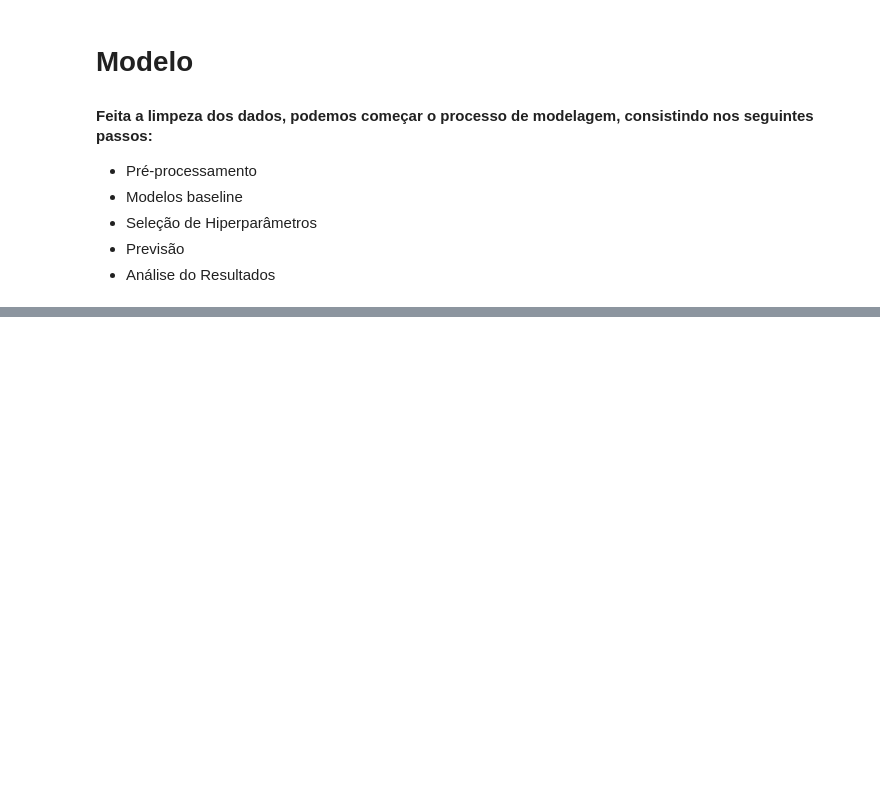
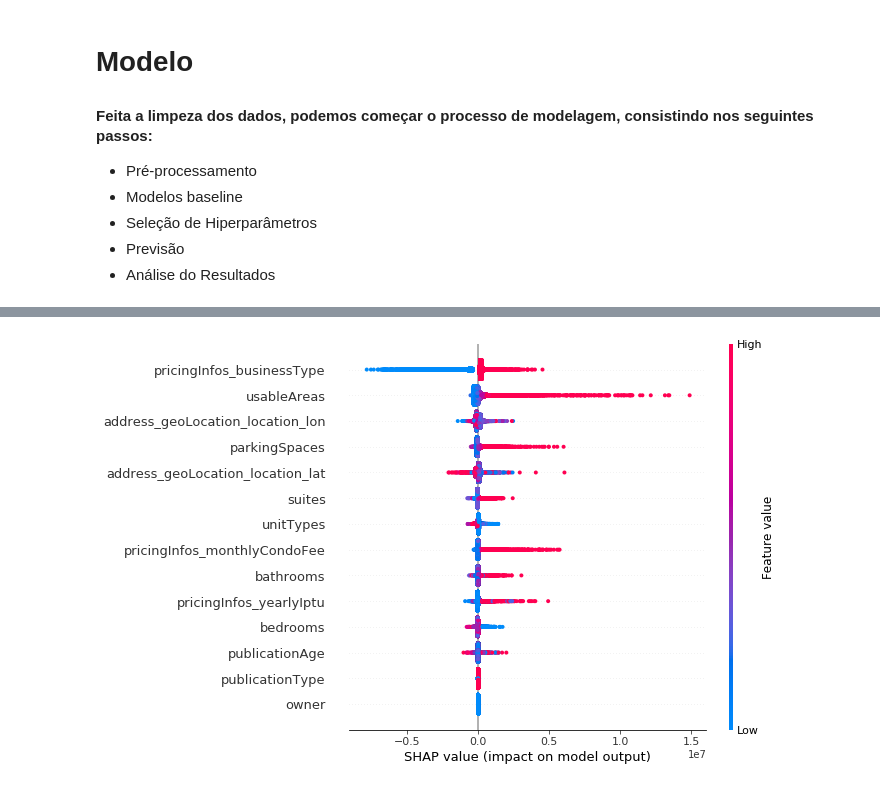
Before and after one commit to fbarscevicius/grupo-zap-ds-challenge, a Jupyter notebook: code/grupo_zap_challenge.ipynb, the cells around one changed output, grey strips where cells are left out. Cells and saved outputs as stored; diff of their text form; code cells hidden in the pictures; blank space fills up the shorter version.

```diff
--- a/code/grupo_zap_challenge.ipynb
+++ b/code/grupo_zap_challenge.ipynb
@@ -491,0 +531,13 @@ X = df_train.drop(axis=1, columns=['pricingInfos_price'])
+# %%
+hyperparams = {
+    'n_jobs':[12],
+    'learning_rate': [.03, .05, .07],
+    'max_depth': [4, 5, 6, 7],
+    'min_child_weight': [4],
+    'silent': [1],
+    'subsample': [0.3],
+    'colsample_bytree': [0.5],
+    'n_estimators': [150]
+}
+
+model = GridSearchCV(XGBRegressor(), param_grid=hyperparams, scoring='neg_mean_squared_error', cv=5)
@@ -491,0 +546,3 @@ X = df_train.drop(axis=1, columns=['pricingInfos_price'])
+# %%
+pipe = make_pipeline(preprocessor, model)
+pipe = pipe.fit(X_train, y_train)
@@ -491,0 +610,9 @@ X = df_train.drop(axis=1, columns=['pricingInfos_price'])
+# %%
+explainer = shap.TreeExplainer(pipe.named_steps['gridsearchcv'].best_estimator_)
+# %%
+X_shap      = pd.DataFrame(preprocessor.fit_transform(X_train), columns=numeric_cols+categorical_cols)
+shap_values = explainer.shap_values(X_shap)
+# %%
+shap.summary_plot(shap_values, X_shap)
+# %% [output]
+[figure, added]
```
Also changed, not shown: parts of 31 cells of this notebook, 3 other files.
